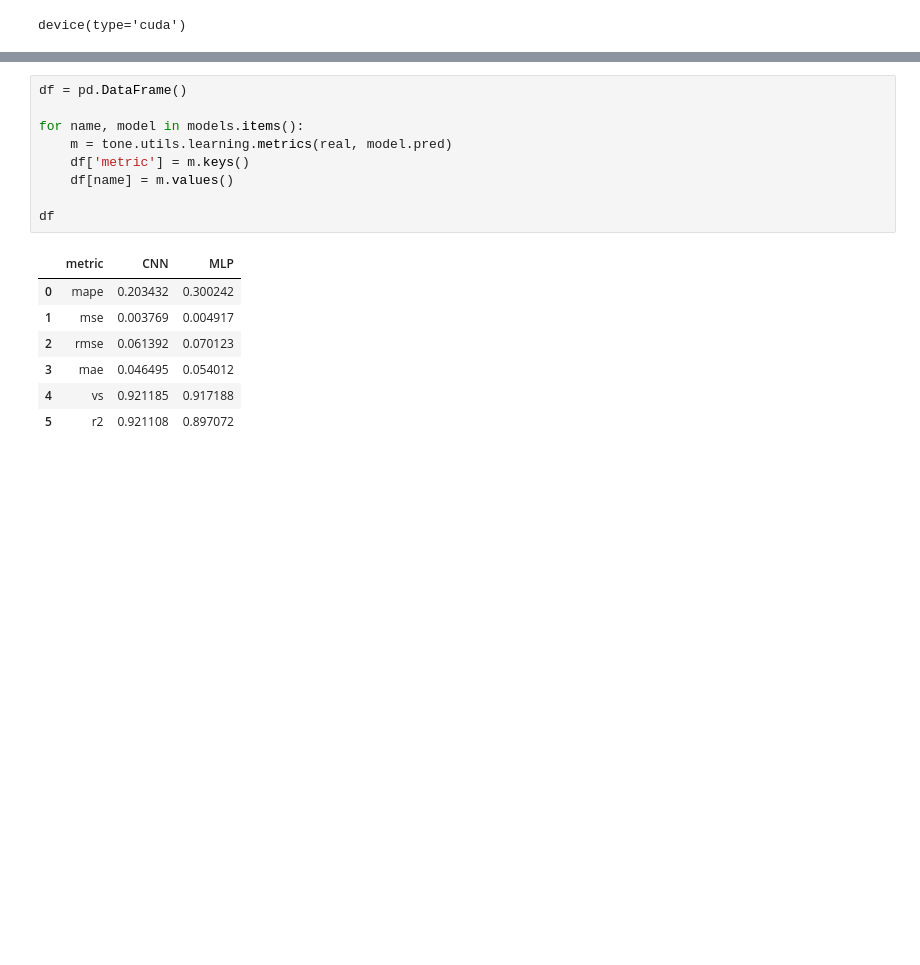
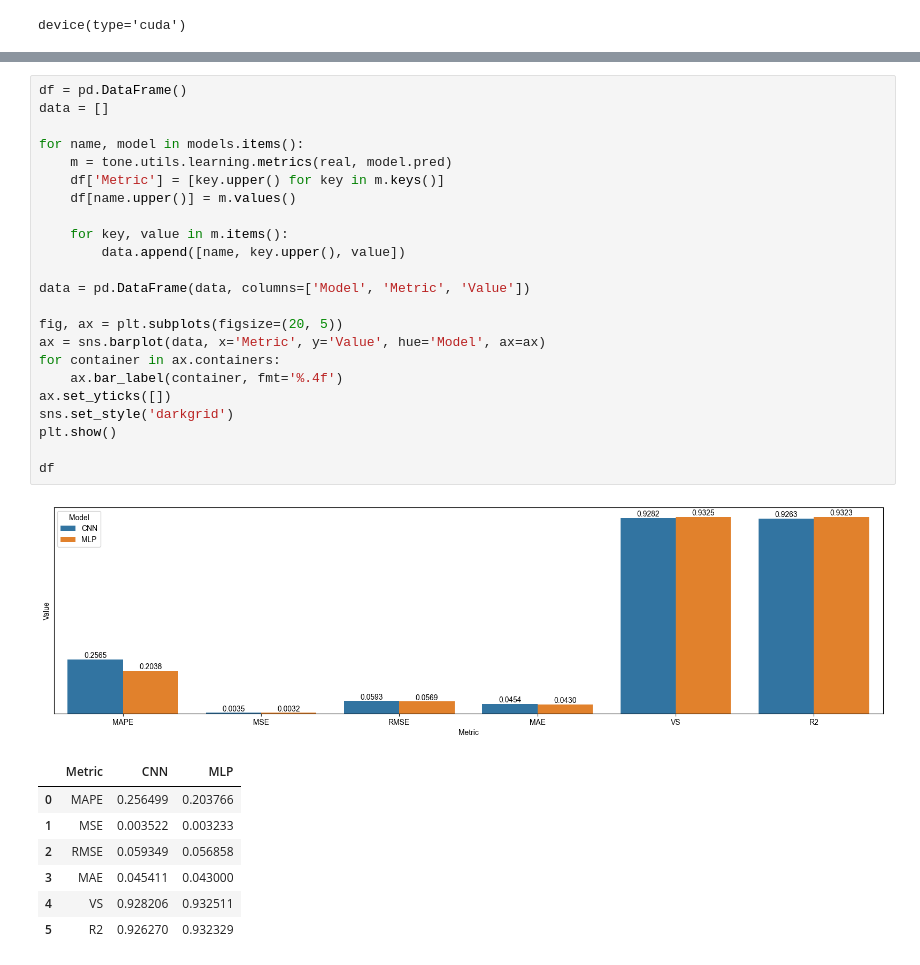
Before and after one commit to StevenBaby/tsa, a Jupyter notebook: traffic_flow_prediction/002 cnn.ipynb, the cells around one changed output, grey strips where cells are left out. Saved outputs shown, nothing was run; the diff lists cells and outputs as text; blank space fills up the shorter version.

Commit message:
update metrics

```diff
--- a/traffic_flow_prediction/002 cnn.ipynb
+++ b/traffic_flow_prediction/002 cnn.ipynb
@@ -96,17 +98,32 @@ plt.close()
-# %%
-df = pd.DataFrame()
-
-for name, model in models.items():
-    m = tone.utils.learning.metrics(real, model.pred)
-    df['metric'] = m.keys()
-    df[name] = m.values()
-
-df
-# %% [output]
-|  | metric | CNN | MLP |
-| 0 | mape | 0.203432 | 0.300242 |
-| 1 | mse | 0.003769 | 0.004917 |
-| 2 | rmse | 0.061392 | 0.070123 |
-| 3 | mae | 0.046495 | 0.054012 |
-| 4 | vs | 0.921185 | 0.917188 |
-| 5 | r2 | 0.921108 | 0.897072 |
+# %%
+df = pd.DataFrame()
+data = []
+
+for name, model in models.items():
+    m = tone.utils.learning.metrics(real, model.pred)
+    df['Metric'] = [key.upper() for key in m.keys()]
+    df[name.upper()] = m.values()
+
+    for key, value in m.items():
+        data.append([name, key.upper(), value])
+
+data = pd.DataFrame(data, columns=['Model', 'Metric', 'Value'])
+
+fig, ax = plt.subplots(figsize=(20, 5))
+ax = sns.barplot(data, x='Metric', y='Value', hue='Model', ax=ax)
+for container in ax.containers:
+    ax.bar_label(container, fmt='%.4f')
+ax.set_yticks([])
+sns.set_style('darkgrid')
+plt.show()
+
+df
+# %% [output]
+[figure, added]
+|  | Metric | CNN | MLP |
+| 0 | MAPE | 0.256499 | 0.203766 |
+| 1 | MSE | 0.003522 | 0.003233 |
+| 2 | RMSE | 0.059349 | 0.056858 |
+| 3 | MAE | 0.045411 | 0.043000 |
+| 4 | VS | 0.928206 | 0.932511 |
+| 5 | R2 | 0.926270 | 0.932329 |
```
Also changed, not shown: parts of 5 cells of this notebook, 4 other files.
